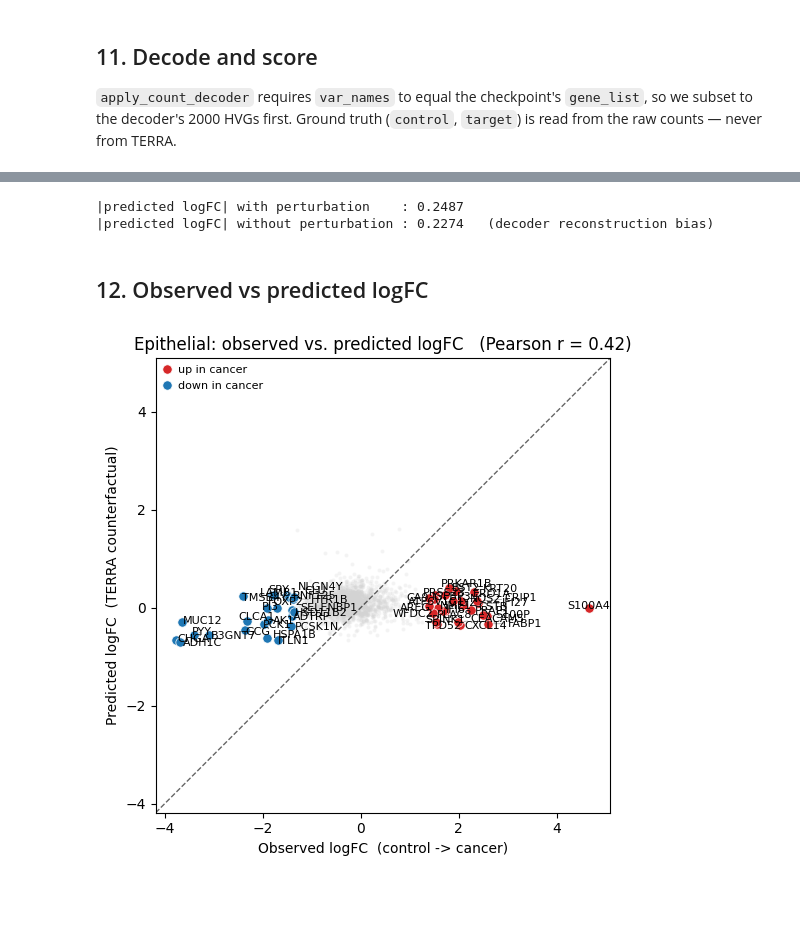
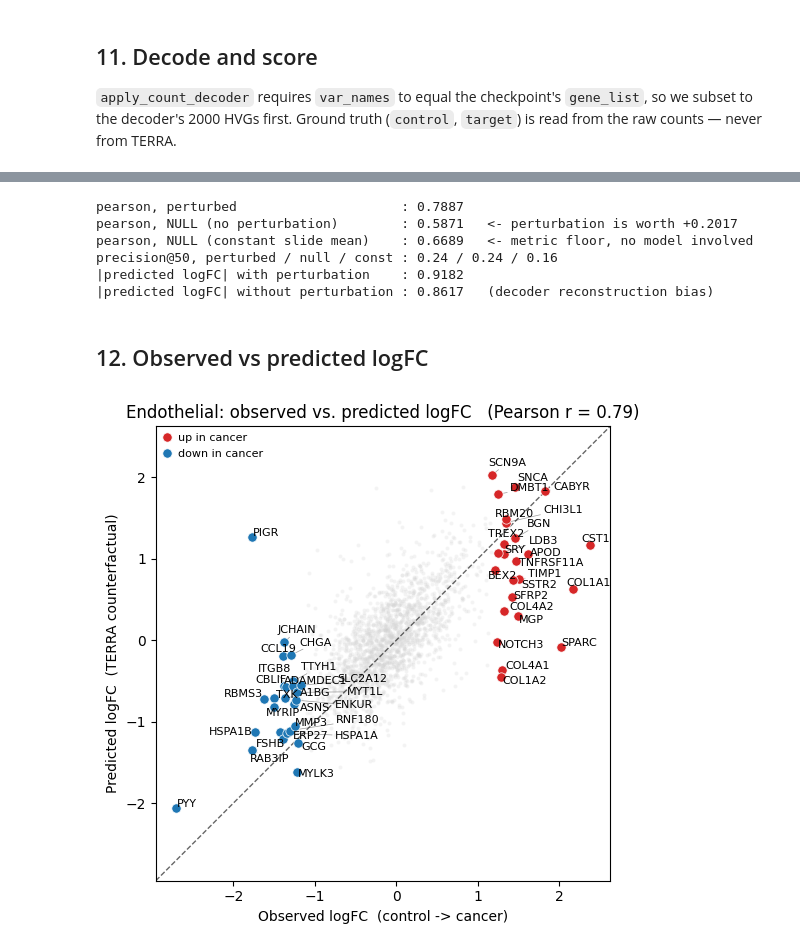
Before and after one commit to PMBio/cellina-reproducibility, a Jupyter notebook: notebooks/loo_benchmarks/terra/terra_node_pert.ipynb, the cells around one changed output, grey strips where cells are left out. Drawn from its saved outputs; the diff is of its cells as text; code cells hidden in the pictures; blank space fills up the shorter version.

Commit message:
test terra

```diff
--- a/notebooks/loo_benchmarks/terra/terra_node_pert.ipynb
+++ b/notebooks/loo_benchmarks/terra/terra_node_pert.ipynb
@@ -586,23 +774,26 @@ print(decoded_base.shape, decoded_pert.shape)
 # %%
-def _dense(m):
-    return np.asarray(m.todense()) if sp.issparse(m) else np.asarray(m)
+# Same 2000 genes the NPZ was built with; re-read from the checkpoint so this cell stands alone.
+gene_list = list(torch.load(CKPT, map_location="cpu")["gene_list"])
+sub = adata[:, gene_list].copy()
 
-control = _dense(sub.layers["counts"][is_control])
-target  = _dense(sub.layers["counts"][is_holdout])
+def decode(emb_focal, emb_neigh):
+    """cat(cell_emb, neighborhood_emb) -> counts, mirroring cellina's cat(z, s).
 
-true_lfc, pred_lfc, deg = get_lfc(
-    control=control, target=target, counterfactual=decoded_pert, n_deg=N_DEG,
-)
+    emb_focal supplies the focal half and is ALWAYS the unperturbed pass: cellina encodes z from the
+    cell's own untouched counts. (cell_emb is provably invariant anyway -- asserted in section 10 --
+    so this is belt-and-braces, not a second mechanism.)
+    """
+    a = sub[is_control].copy()
+    a.obsm[DEC_EMB_KEY] = np.concatenate(
+        [np.asarray(emb_focal["cell_emb"]), np.asarray(emb_neigh["neighborhood_emb"])],
+        axis=1).astype(np.float32)
+    a = apply_count_decoder(
+        a, emb_key=DEC_EMB_KEY, model_folder_path=None, checkpoint_path=str(CKPT),
+        decoded_counts_layer_key="decoded", embed_fallback_key=DEC_EMB_KEY, device=0,
+    )
+    return np.asarray(a.layers["decoded"])
 
-r,   _ = pearsonr(true_lfc[deg],  pred_lfc[deg])
-rho, _ = spearmanr(true_lfc[deg], pred_lfc[deg])
-prec   = precision(true_lfc, pred_lfc, k=20)
-dmatch = direction_match(true_lfc, pred_lfc, k=N_DEG)
-
-print(f"decoder fidelity ceiling : {ceiling:.4f}")
-print(f"--- counterfactual, top-{N_DEG} DE genes ---")
-print(f"pearson                  : {r:.4f}")
-print(f"spearman                 : {rho:.4f}")
-print(f"precision@20             : {prec:.4f}")
-print(f"direction match          : {dmatch:.4f}")
+decoded_base = decode(ctrl_base, ctrl_base)   # unperturbed control, for the null
+decoded_pert = decode(ctrl_base, ctrl_pert)   # the counterfactual: only the neighbourhood half moves
+print(decoded_base.shape, decoded_pert.shape)
 # %% [output]
@@ -623,41 +875,61 @@ perturbation moved the prediction at all, independently of whether it moved in t
 # %%
+# NULL 1: decode the UNPERTURBED control embeddings. Any score this reaches is not the perturbation.
 _, null_lfc, _ = get_lfc(control=control, target=target, counterfactual=decoded_base, n_deg=N_DEG)
+r_null, _ = pearsonr(true_lfc[deg], null_lfc[deg])
+
+# NULL 2: a single constant profile (the whole-slide mean) as the counterfactual -- no model at all.
+# get_lfc puts log2(control) in BOTH vectors and then picks the top-50 by |gt|, so a constant scores
+# high by construction. This is the number the pipeline has to beat to mean anything.
+const_cf = np.repeat(_dense(sub.layers["counts"]).mean(0, keepdims=True), control.shape[0], axis=0)
+_, const_lfc, _ = get_lfc(control=control, target=target, counterfactual=const_cf, n_deg=N_DEG)
+r_const, _ = pearsonr(true_lfc[deg], const_lfc[deg])
+
+print(f"pearson, perturbed                     : {r:.4f}")
+print(f"pearson, NULL (no perturbation)        : {r_null:.4f}   <- perturbation is worth {r - r_null:+.4f}")
+print(f"pearson, NULL (constant slide mean)    : {r_const:.4f}   <- metric floor, no model involved")
+print(f"precision@{N_DEG}, perturbed / null / const : "
+      f"{precision(true_lfc, pred_lfc, k=N_DEG):.2f} / {precision(true_lfc, null_lfc, k=N_DEG):.2f} / "
+      f"{precision(true_lfc, const_lfc, k=N_DEG):.2f}")
 print(f"|predicted logFC| with perturbation    : {np.abs(pred_lfc[deg]).mean():.4f}")
 print(f"|predicted logFC| without perturbation : {np.abs(null_lfc[deg]).mean():.4f}   (decoder reconstruction bias)")
 # %% [output]
-|predicted logFC| with perturbation    : 0.2487
-|predicted logFC| without perturbation : 0.2274   (decoder reconstruction bias)
+pearson, perturbed                     : 0.7887
+pearson, NULL (no perturbation)        : 0.5871   <- perturbation is worth +0.2017
+pearson, NULL (constant slide mean)    : 0.6689   <- metric floor, no model involved
+precision@50, perturbed / null / const : 0.24 / 0.24 / 0.16
+|predicted logFC| with perturbation    : 0.9182
+|predicted logFC| without perturbation : 0.8617   (decoder reconstruction bias)
 # %% [markdown]
 ## 12. Observed vs predicted logFC
 # %%
 from adjustText import adjust_text
 
 def plot_lfc(true_lfc, pred_lfc, deg, gene_names, holdout_ct, pearson):
     fig, ax = plt.subplots(figsize=(6, 5.5))
     deg = np.asarray(deg)
     non_deg = np.setdiff1d(np.arange(len(true_lfc)), deg)
     ax.scatter(true_lfc[non_deg], pred_lfc[non_deg], alpha=0.25, s=8,
                color="lightgray", linewidths=0, rasterized=True)
     up, down = deg[true_lfc[deg] >= 0], deg[true_lfc[deg] < 0]
     ax.scatter(true_lfc[up], pred_lfc[up], s=45, color="#d62728",
                edgecolor="white", linewidths=0.5, zorder=3, label="up in cancer")
     ax.scatter(true_lfc[down], pred_lfc[down], s=45, color="#1f77b4",
                edgecolor="white", linewidths=0.5, zorder=3, label="down in cancer")
     texts = [ax.text(true_lfc[i], pred_lfc[i], gene_names[i], fontsize=8) for i in deg]
     adjust_text(texts, ax=ax, arrowprops=dict(arrowstyle="-", color="0.6", lw=0.5))
     lo, hi = float(min(true_lfc.min(), pred_lfc.min())), float(max(true_lfc.max(), pred_lfc.max()))
     pad = 0.05 * (hi - lo); lims = [lo - pad, hi + pad]
     ax.plot(lims, lims, "k--", lw=1, alpha=0.6, zorder=1)
     ax.set_xlim(lims); ax.set_ylim(lims); ax.set_aspect("equal")
     ax.set_xlabel("Observed logFC  (control -> cancer)")
     ax.set_ylabel("Predicted logFC  (TERRA counterfactual)")
     ax.set_title(f"{holdout_ct}: observed vs. predicted logFC   (Pearson r = {pearson:.2f})")
     ax.legend(frameon=False, fontsize=8, loc="upper left")
     fig.tight_layout()
     return fig
 
-fig = plot_lfc(true_lfc, pred_lfc, deg, np.array(sub.var_names), HOLDOUT_CT, r)
-fig.savefig(OUT / f"terra_node_pert_lfc_{TAG}.svg", bbox_inches="tight")
+fig = plot_lfc(true_lfc, pred_lfc, deg, np.array(sub.var_names), EVAL_CT, r)
+fig.savefig(OUT / f"terra_node_pert_lfc_{EVAL_TAG}.svg", bbox_inches="tight")
 plt.show()
 # %% [output]
-[figure, old version]
+[figure, new version]
```
Also changed, not shown: parts of 20 cells of this notebook, 7 other files.
